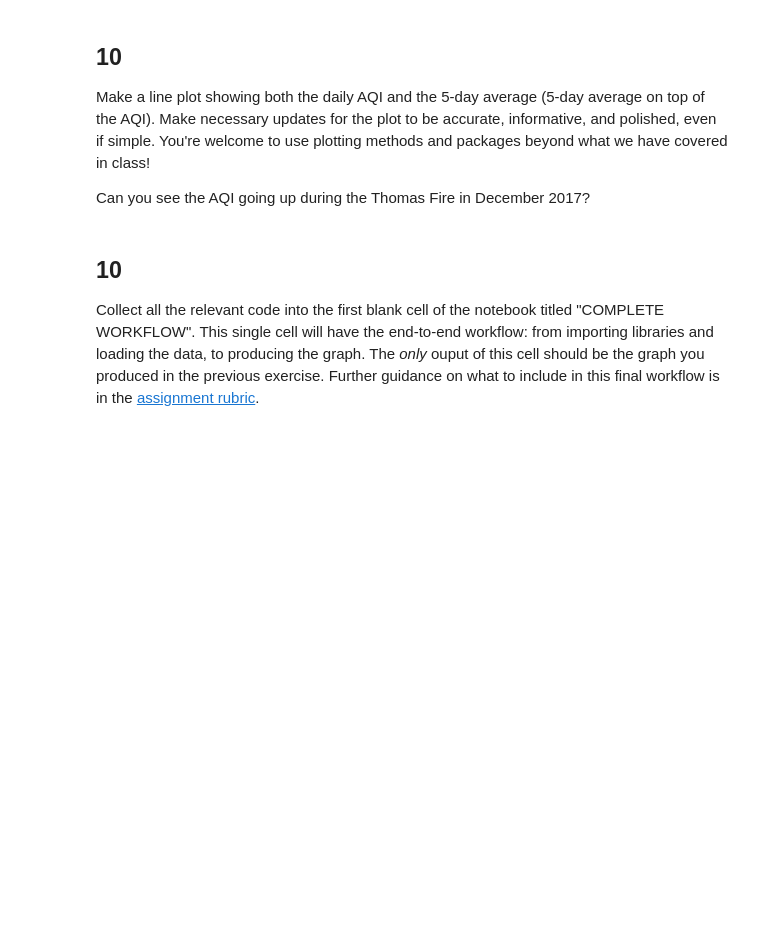
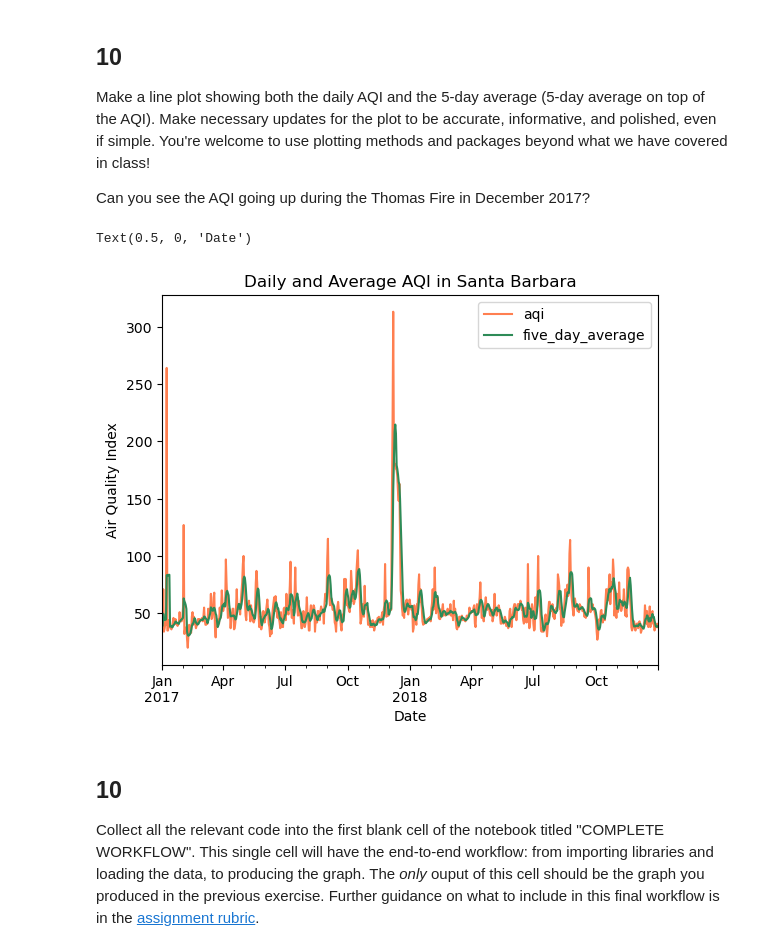
Before and after one commit to jorb1/eds220-hwk2, a Jupyter notebook: hwk2-task3-aqi.ipynb, the cells around one changed output. Cells and saved outputs as stored; diff of their text form; code cells hidden in the pictures; blank space fills up the shorter version.

```diff
--- a/hwk2-task3-aqi.ipynb
+++ b/hwk2-task3-aqi.ipynb
@@ -297,6 +297,17 @@ aqi_sb
 Make a line plot showing both the daily AQI and the 5-day average (5-day average on top of the AQI). Make necessary updates for the plot to be accurate, informative, and polished, even if simple. You're welcome to use plotting methods and packages beyond what we have covered in class!
 
 Can you see the AQI going up during the Thomas Fire in December 2017?
+# %%
+catch_aqi_plot = aqi_sb[['aqi', 'five_day_average']].plot(
+    kind='line',
+    title="Daily and Average AQI in Santa Barbara",
+    color=['coral', 'seagreen']
+)
+catch_aqi_plot.set_ylabel(ylabel='Air Quality Index')
+catch_aqi_plot.set_xlabel(xlabel='Date')
+# %% [output]
+Text(0.5, 0, 'Date')
+[figure, added]
 # %% [markdown]
 ## 10
 
```
